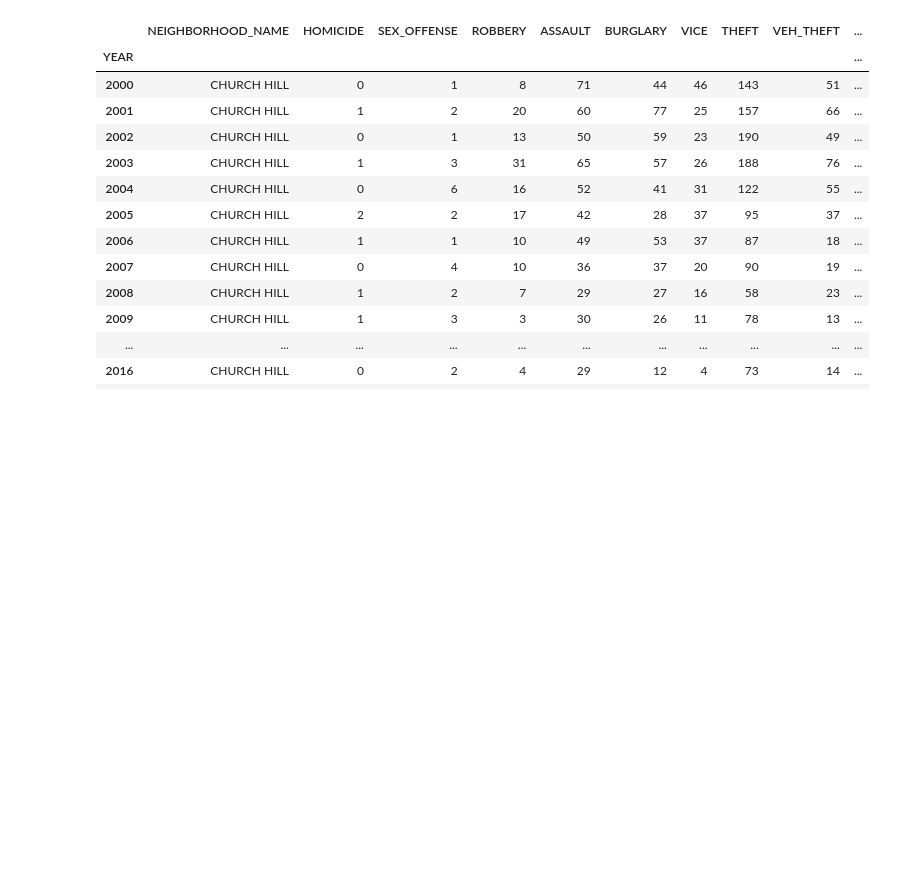
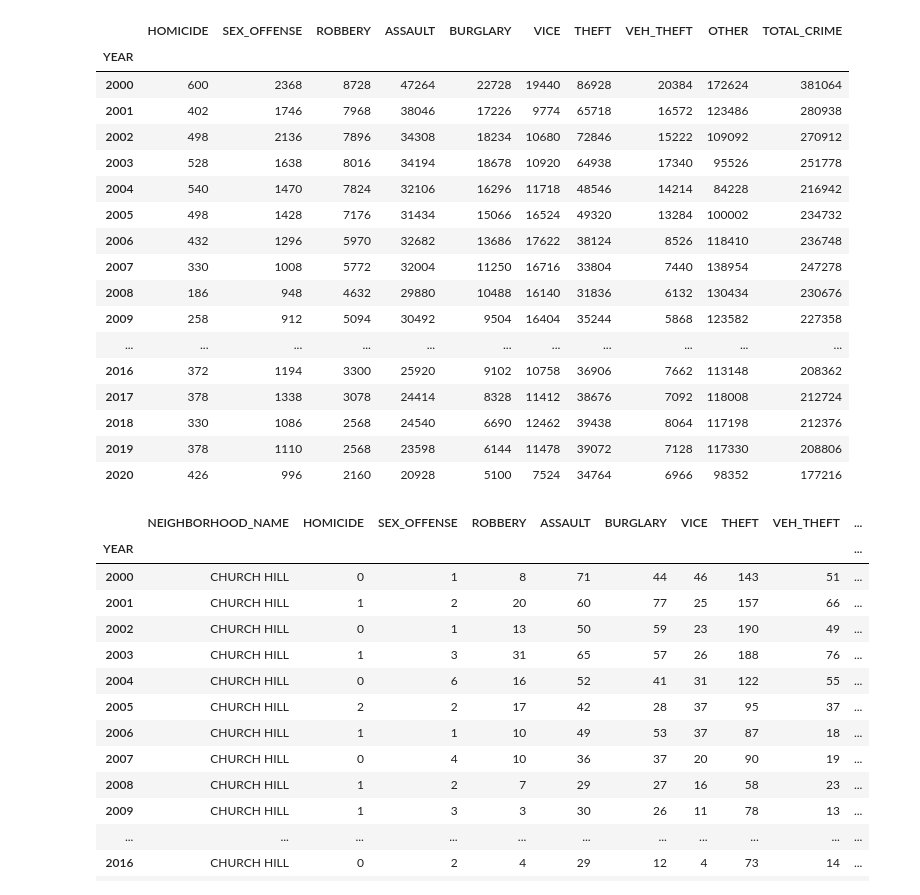
Before and after one commit to anguloag/Gentrification-in-Richmond, a Jupyter notebook: sociotracker.ipynb, the cells around one changed output. Saved outputs shown, nothing was run; the diff lists cells and outputs as text; code cells hidden in the pictures; blank space fills up the shorter version.

Commit message:
Added code to calculate crime data for all of Richmond.

```diff
--- a/sociotracker.ipynb
+++ b/sociotracker.ipynb
@@ -34,6 +34,83 @@ crime_2017 = pd.read_csv("Resources/Crime Information 2017.csv")
 crime_2018 = pd.read_csv("Resources/Crime Information 2018.csv")
 crime_2019 = pd.read_csv("Resources/Crime Information 2019.csv")
 crime_2020 = pd.read_csv("Resources/Crime Information 2020.csv")
+# %%
+# Combined crime data totals
+years = [2000, 2001, 2002, 2003, 2004, 2005, 2006, 2007, 2008, 2009, 2010,
+             2011, 2012, 2013, 2014, 2015, 2016, 2017, 2018, 2019, 2020]
+total_crime_df = pd.DataFrame(columns=["NEIGHBORHOOD_NAME", "HOMICIDE", "SEX_OFFENSE", "ROBBERY",
+                                       "ASSAULT", "BURGLARY", "VICE", "THEFT", "VEH_THEFT", "OTHER"])
+crime_2000.loc['2000',:] = crime_2000.sum(axis=0)
+total_crime_df = total_crime_df.append(crime_2000.iloc[-1, :])
+crime_2001.loc['2001',:] = crime_2001.sum(axis=0)
+total_crime_df = total_crime_df.append(crime_2001.iloc[-1, :])
+crime_2002.loc['2002',:] = crime_2002.sum(axis=0)
+total_crime_df = total_crime_df.append(crime_2002.iloc[-1, :])
+crime_2003.loc['2003',:] = crime_2003.sum(axis=0)
+total_crime_df = total_crime_df.append(crime_2003.iloc[-1, :])
+crime_2004.loc['2004',:] = crime_2004.sum(axis=0)
+total_crime_df = total_crime_df.append(crime_2004.iloc[-1, :])
+crime_2005.loc['2005',:] = crime_2005.sum(axis=0)
+total_crime_df = total_crime_df.append(crime_2005.iloc[-1, :])
+crime_2006.loc['2006',:] = crime_2006.sum(axis=0)
+total_crime_df = total_crime_df.append(crime_2006.iloc[-1, :])
+crime_2007.loc['2007',:] = crime_2007.sum(axis=0)
+total_crime_df = total_crime_df.append(crime_2007.iloc[-1, :])
+crime_2008.loc['2008',:] = crime_2008.sum(axis=0)
+total_crime_df = total_crime_df.append(crime_2008.iloc[-1, :])
+crime_2009.loc['2009',:] = crime_2009.sum(axis=0)
+total_crime_df = total_crime_df.append(crime_2009.iloc[-1, :])
+crime_2010.loc['2010',:] = crime_2010.sum(axis=0)
+total_crime_df = total_crime_df.append(crime_2010.iloc[-1, :])
+crime_2011.loc['2011',:] = crime_2011.sum(axis=0)
+total_crime_df = total_crime_df.append(crime_2011.iloc[-1, :])
+crime_2012.loc['2012',:] = crime_2012.sum(axis=0)
+total_crime_df = total_crime_df.append(crime_2012.iloc[-1, :])
+crime_2013.loc['2013',:] = crime_2013.sum(axis=0)
+total_crime_df = total_crime_df.append(crime_2013.iloc[-1, :])
+crime_2014.loc['2014',:] = crime_2014.sum(axis=0)
+total_crime_df = total_crime_df.append(crime_2014.iloc[-1, :])
+crime_2015.loc['2015',:] = crime_2015.sum(axis=0)
+total_crime_df = total_crime_df.append(crime_2015.iloc[-1, :])
+crime_2016.loc['2016',:] = crime_2016.sum(axis=0)
+total_crime_df = total_crime_df.append(crime_2016.iloc[-1, :])
+crime_2017.loc['2017',:] = crime_2017.sum(axis=0)
+total_crime_df = total_crime_df.append(crime_2017.iloc[-1, :])
+crime_2018.loc['2018',:] = crime_2018.sum(axis=0)
+total_crime_df = total_crime_df.append(crime_2018.iloc[-1, :])
+crime_2019.loc['2019',:] = crime_2019.sum(axis=0)
+total_crime_df = total_crime_df.append(crime_2019.iloc[-1, :])
+crime_2020.loc['2020',:] = crime_2020.sum(axis=0)
+total_crime_df = total_crime_df.append(crime_2020.iloc[-1, :])
+total_crime_df["YEAR"] = years
+total_crime_df = total_crime_df[["YEAR", "HOMICIDE", "SEX_OFFENSE", "ROBBERY",
+                                 "ASSAULT", "BURGLARY", "VICE", "THEFT", "VEH_THEFT", "OTHER"]]
+total_crime_df["TOTAL_CRIME"] = (total_crime_df["HOMICIDE"] + total_crime_df["SEX_OFFENSE"] +
+                                 total_crime_df["ROBBERY"] + total_crime_df["ASSAULT"] + total_crime_df["BURGLARY"] +
+                                 total_crime_df["VICE"] + total_crime_df["THEFT"] + total_crime_df["VEH_THEFT"] +
+                                 total_crime_df["OTHER"])
+total_crime_df = total_crime_df.set_index("YEAR")
+total_crime_df = total_crime_df.astype(int)
+total_crime_df
+# %% [output]
+|  | HOMICIDE | SEX_OFFENSE | ROBBERY | ASSAULT | BURGLARY | VICE | THEFT | VEH_THEFT | OTHER | TOTAL_CRIME |
+| YEAR |  |  |  |  |  |  |  |  |  |  |
+| 2000 | 600 | 2368 | 8728 | 47264 | 22728 | 19440 | 86928 | 20384 | 172624 | 381064 |
+| 2001 | 402 | 1746 | 7968 | 38046 | 17226 | 9774 | 65718 | 16572 | 123486 | 280938 |
+| 2002 | 498 | 2136 | 7896 | 34308 | 18234 | 10680 | 72846 | 15222 | 109092 | 270912 |
+| 2003 | 528 | 1638 | 8016 | 34194 | 18678 | 10920 | 64938 | 17340 | 95526 | 251778 |
+| 2004 | 540 | 1470 | 7824 | 32106 | 16296 | 11718 | 48546 | 14214 | 84228 | 216942 |
+| 2005 | 498 | 1428 | 7176 | 31434 | 15066 | 16524 | 49320 | 13284 | 100002 | 234732 |
+| 2006 | 432 | 1296 | 5970 | 32682 | 13686 | 17622 | 38124 | 8526 | 118410 | 236748 |
+| 2007 | 330 | 1008 | 5772 | 32004 | 11250 | 16716 | 33804 | 7440 | 138954 | 247278 |
+| 2008 | 186 | 948 | 4632 | 29880 | 10488 | 16140 | 31836 | 6132 | 130434 | 230676 |
+| 2009 | 258 | 912 | 5094 | 30492 | 9504 | 16404 | 35244 | 5868 | 123582 | 227358 |
+| ... | ... | ... | ... | ... | ... | ... | ... | ... | ... | ... |
+| 2016 | 372 | 1194 | 3300 | 25920 | 9102 | 10758 | 36906 | 7662 | 113148 | 208362 |
+| 2017 | 378 | 1338 | 3078 | 24414 | 8328 | 11412 | 38676 | 7092 | 118008 | 212724 |
+| 2018 | 330 | 1086 | 2568 | 24540 | 6690 | 12462 | 39438 | 8064 | 117198 | 212376 |
+| 2019 | 378 | 1110 | 2568 | 23598 | 6144 | 11478 | 39072 | 7128 | 117330 | 208806 |
+| 2020 | 426 | 996 | 2160 | 20928 | 5100 | 7524 | 34764 | 6966 | 98352 | 177216 |
 # %%
 # Function to create a single DataFrame from crime data based on Neighborhood
 def crime_data(neighborhood):
```
Also changed, not shown: parts of 7 cells of this notebook.
